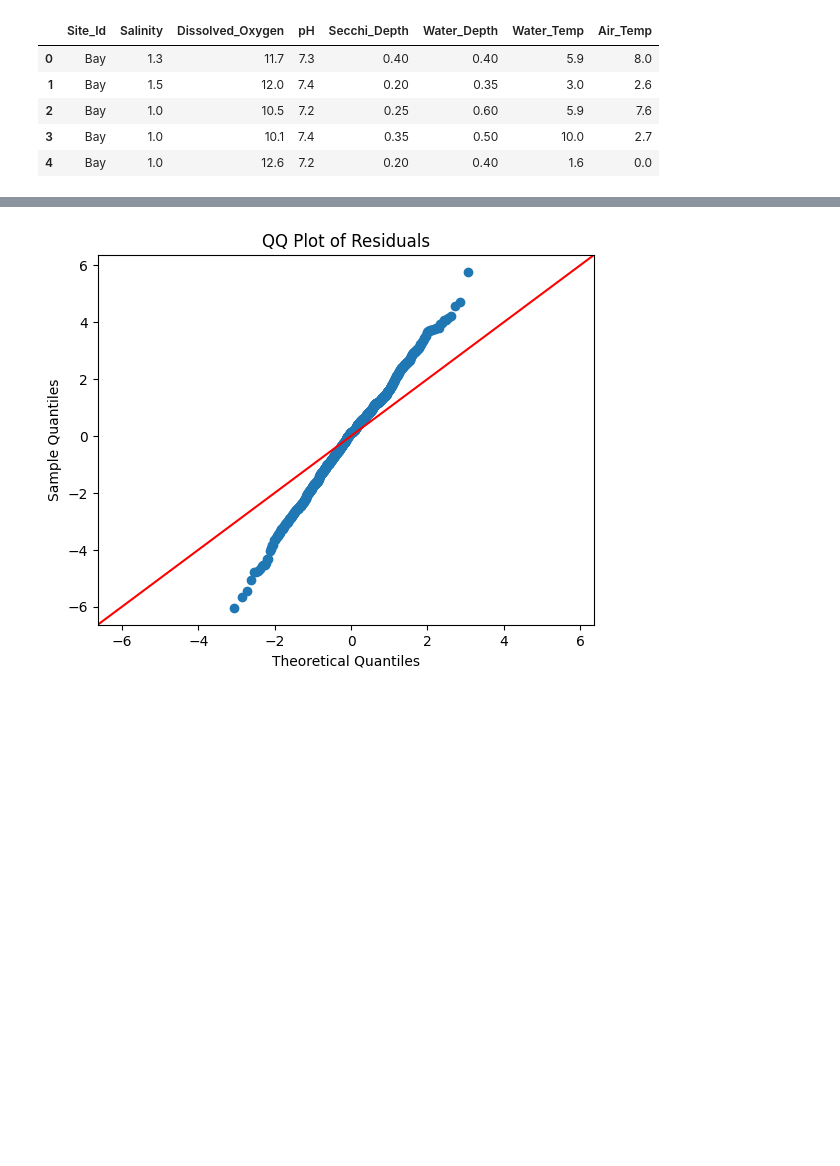
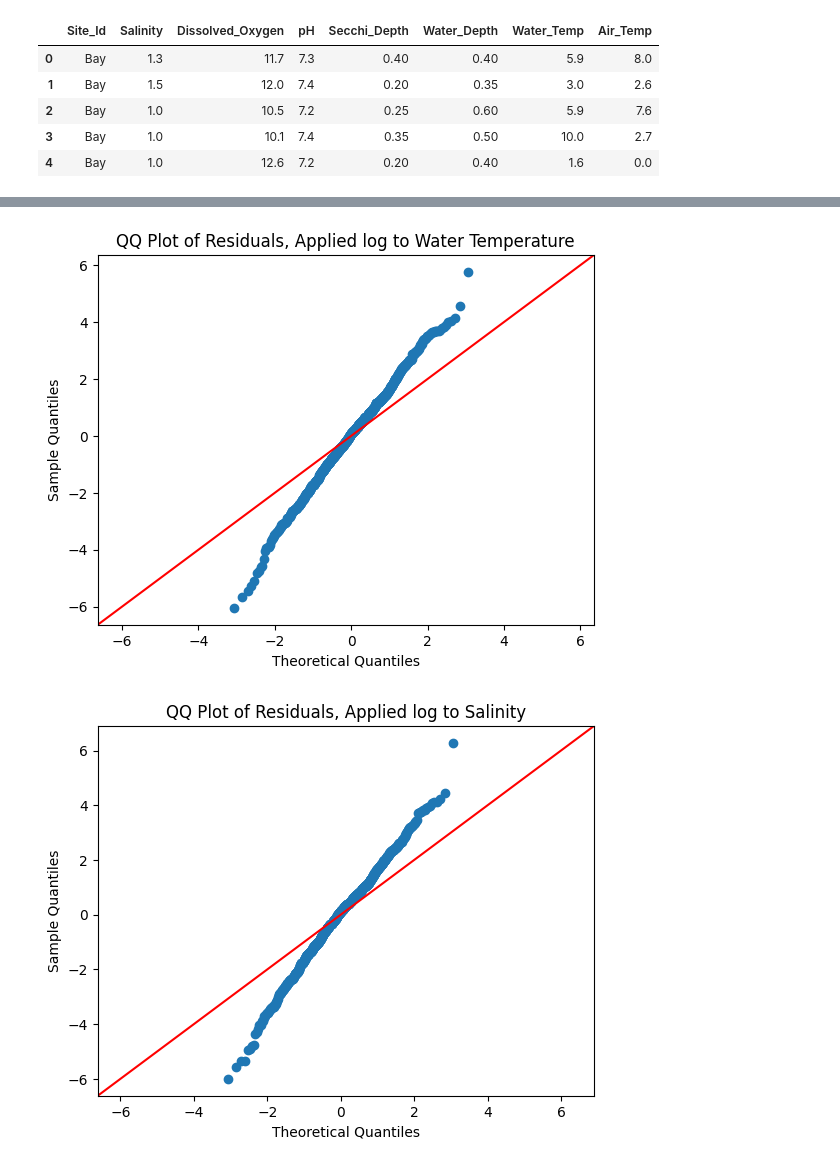
Before and after one commit to Bashguy/BigDataFinalProject, a Jupyter notebook: project.ipynb, the cells around one changed output, grey strips where cells are left out. Saved outputs shown, nothing was run; the diff lists cells and outputs as text; code cells hidden in the pictures; blank space fills up the shorter version.

```diff
--- a/project.ipynb
+++ b/project.ipynb
@@ -67,5 +67,7 @@ df = df[df["pH"] > 0.3]
 df = df[df["Dissolved_Oxygen"] > 2]
 df = df[df["Salinity"] < 9]
 
+df = df.dropna() # drop all data points with missing values
+
 df.shape
 # %% [output]
@@ -124,9 +126,23 @@ test.shape
 # %%
-formula = "Dissolved_Oxygen ~ Salinity + pH + np.log(Water_Temp) + C(Site_Id)"
-log_water = smf.ols(formula=formula, data=train).fit()
+log_water_formula = "Dissolved_Oxygen ~ Salinity + pH + np.log(Water_Temp) + C(Site_Id)" # log water
+log_salinity_formula = "Dissolved_Oxygen ~ np.log(Salinity + 1) + pH + Water_Temp + C(Site_Id)" # as salinity is <1 in the dataset
+temp_depth_interaction_formula = "Dissolved_Oxygen ~ Salinity + pH + Water_Temp * Water_Depth + Site_Id" # interaction term, water depth and water temp
+
+
+log_water = smf.ols(formula=log_water_formula, data=train).fit()
+log_salinity = smf.ols(formula=log_salinity_formula, data=train).fit()
+temp_depth = smf.ols(formula=temp_depth_interaction_formula, data=train).fit()
 # %%
-resid = log_water.resid
-fitted = log_water.fittedvalues
+# get residuals and fitted values
+
+log_water_resid = log_water.resid
+log_water_fitted = log_water.fittedvalues
+
+log_salinity_resid = log_salinity.resid
+log_salinity_fitted = log_salinity.fittedvalues
+
+temp_depth_resid = temp_depth.resid
+temp_depth_fitted = temp_depth.fittedvalues
 # %%
 # shapiro-wilk test, normality
 
@@ -153,8 +205,17 @@ plt.show()
 # %%
-# qq plot of residuals
+# qq plots of residuals
 
-sm.qqplot(resid, line="45")
-plt.title("QQ Plot of Residuals")
+sm.qqplot(log_water_resid, line="45")
+plt.title("QQ Plot of Residuals, Applied log to Water Temperature")
 plt.show()
+
+sm.qqplot(log_salinity_resid, line="45")
+plt.title("QQ Plot of Residuals, Applied log to Salinity")
+plt.show()
+
+sm.qqplot(temp_depth_resid, line="45")
+plt.title("QQ Plot of Residuals, Interaction Term: Water Temp. and Water Depth")
+plt.show()
 # %% [output]
-[figure, old version]
+[figure, new version]
+[figure, added]
```
Also changed, not shown: parts of 10 cells of this notebook.
